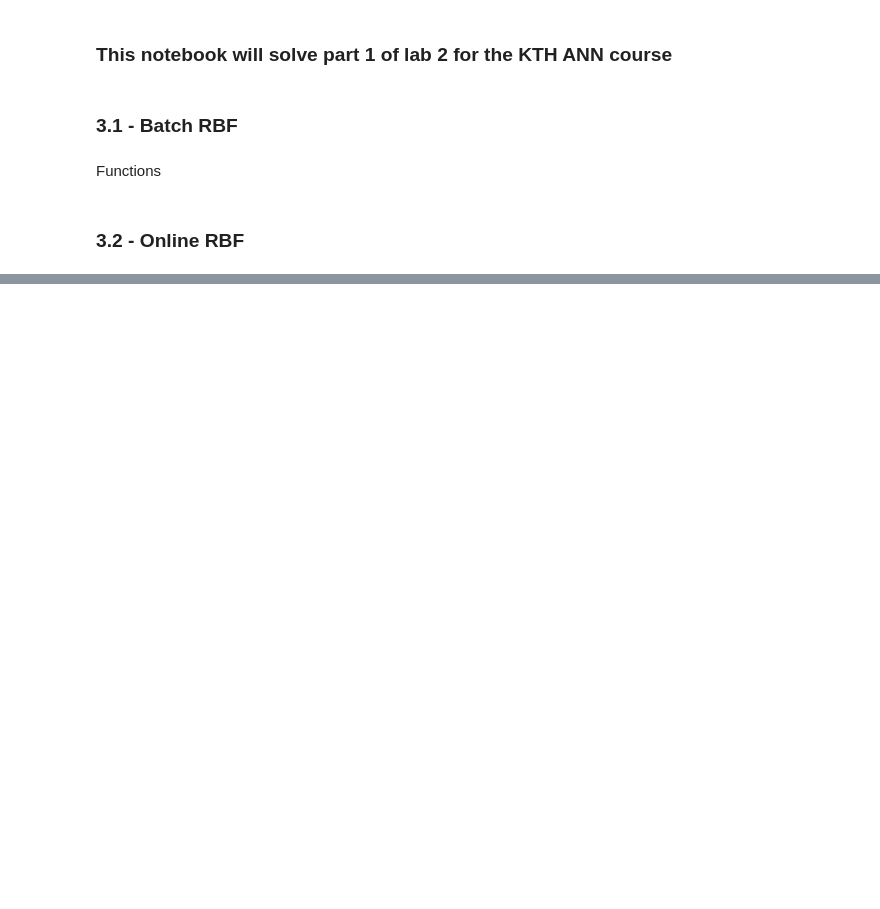
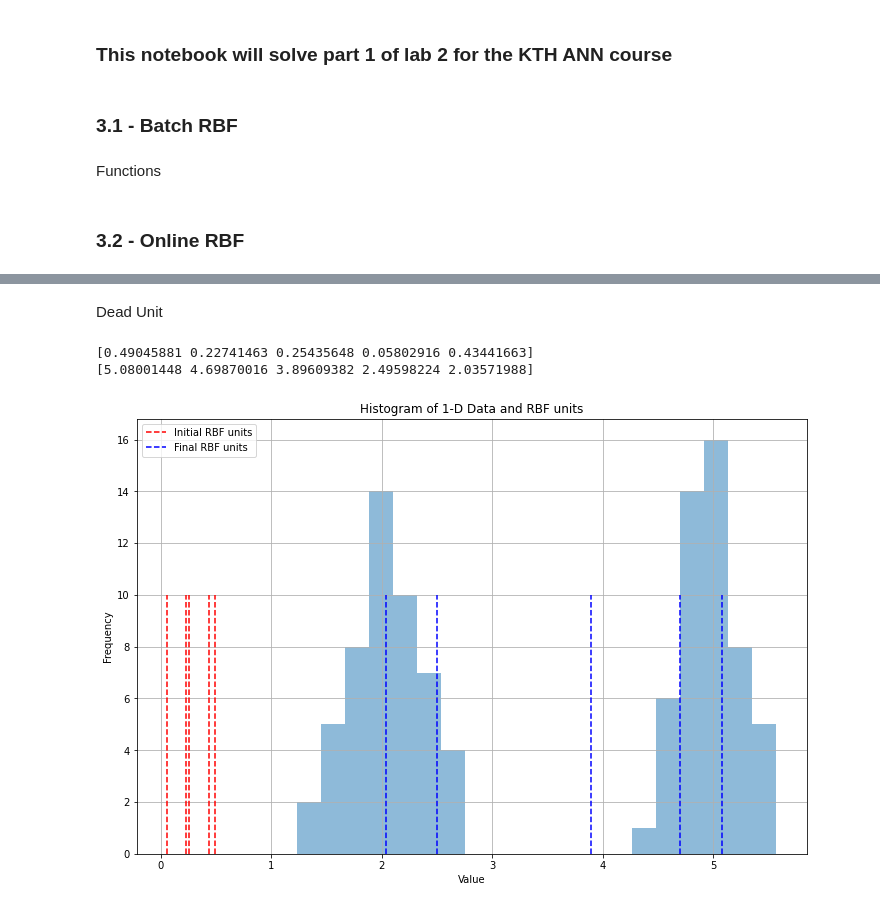
Before and after one commit to MoellerO/DD2437-ANN, a Jupyter notebook: lab2/part_1.ipynb, the cells around one changed output, grey strips where cells are left out. Saved outputs shown, nothing was run; the diff lists cells and outputs as text; code cells hidden in the pictures; blank space fills up the shorter version.

```diff
--- a/lab2/part_1.ipynb
+++ b/lab2/part_1.ipynb
@@ -165,0 +483,40 @@ Test error (online learning, 10 centers, width 0.5): 0.11546979688143418
+# %% [markdown]
+Dead Unit
+# %%
+# Set the random seed for reproducibility
+np.random.seed(0)
+
+# Generate data from two separate normal distributions
+cluster1 = np.random.normal(loc=2.0, scale=0.3, size=50)
+cluster2 = np.random.normal(loc=5.0, scale=0.3, size=50)
+X = np.concatenate((cluster1, cluster2))
+np.random.shuffle(X)
+
+# Initialize the RBF units
+
+net_initial = np.random.random(5)
+print(net_initial)
+saved_initial = np.copy(net_initial)
+# net_final = competitive_learning(X, net_initial, 1000)
+net_final = soft_competition_learning(X, net_initial, 1000, learning_rate=0.1, radius=2)
+print(net_final)
+
+# Plot the histogram of the data
+plt.figure(figsize=(12, 8))
+plt.hist(X, bins=20, alpha=0.5)
+
+# Plot the initial and final locations of the RBF units
+plt.vlines(saved_initial, ymin=0, ymax=10, colors='red', linestyles='dashed', label='Initial RBF units')
+plt.vlines(net_final, ymin=0, ymax=10, colors='blue', linestyles='dashed', label='Final RBF units')
+
+plt.title('Histogram of 1-D Data and RBF units')
+plt.xlabel('Value')
+plt.ylabel('Frequency')
+plt.legend()
+plt.grid(True)
+plt.savefig(f'rbf_soft_cl_dead.png')
+plt.show()
+# %% [output]
+[0.49045881 0.22741463 0.25435648 0.05802916 0.43441663]
+[5.08001448 4.69870016 3.89609382 2.49598224 2.03571988]
+[figure, added]
```
Also changed, not shown: parts of 12 cells of this notebook, 30 other files.
